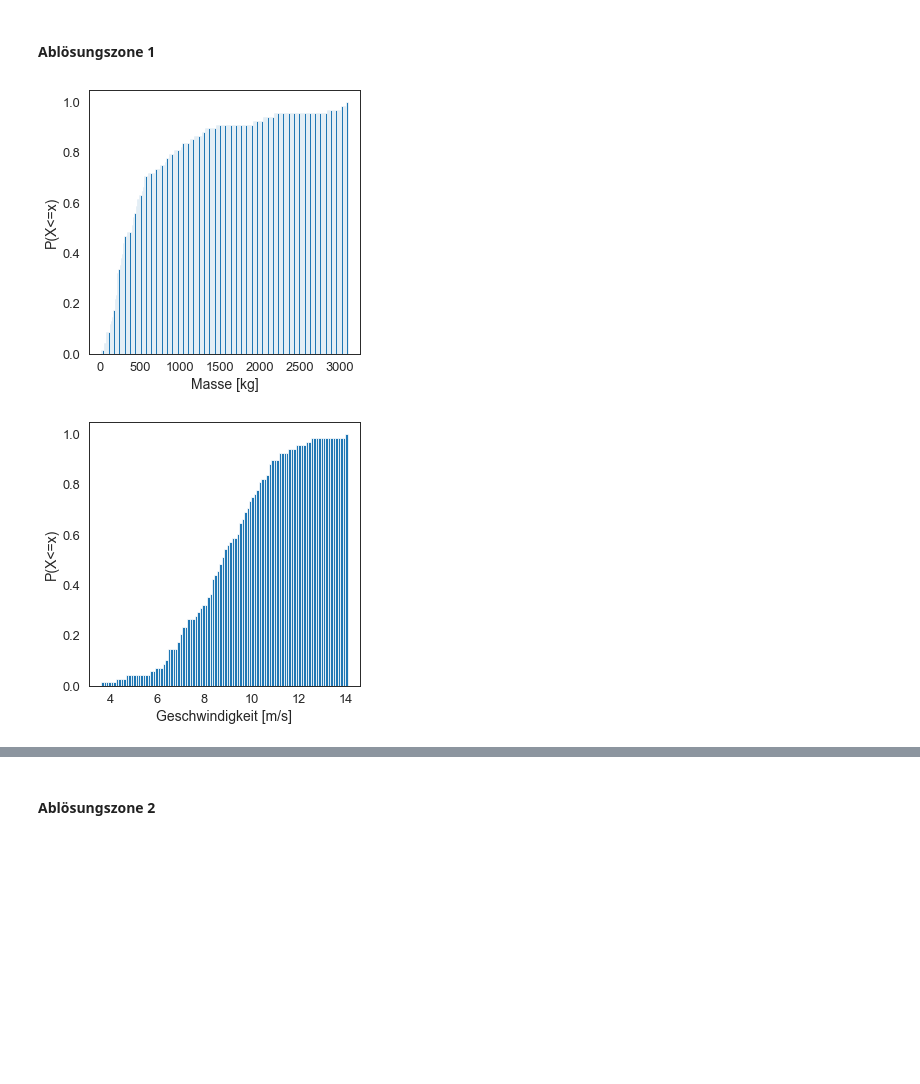
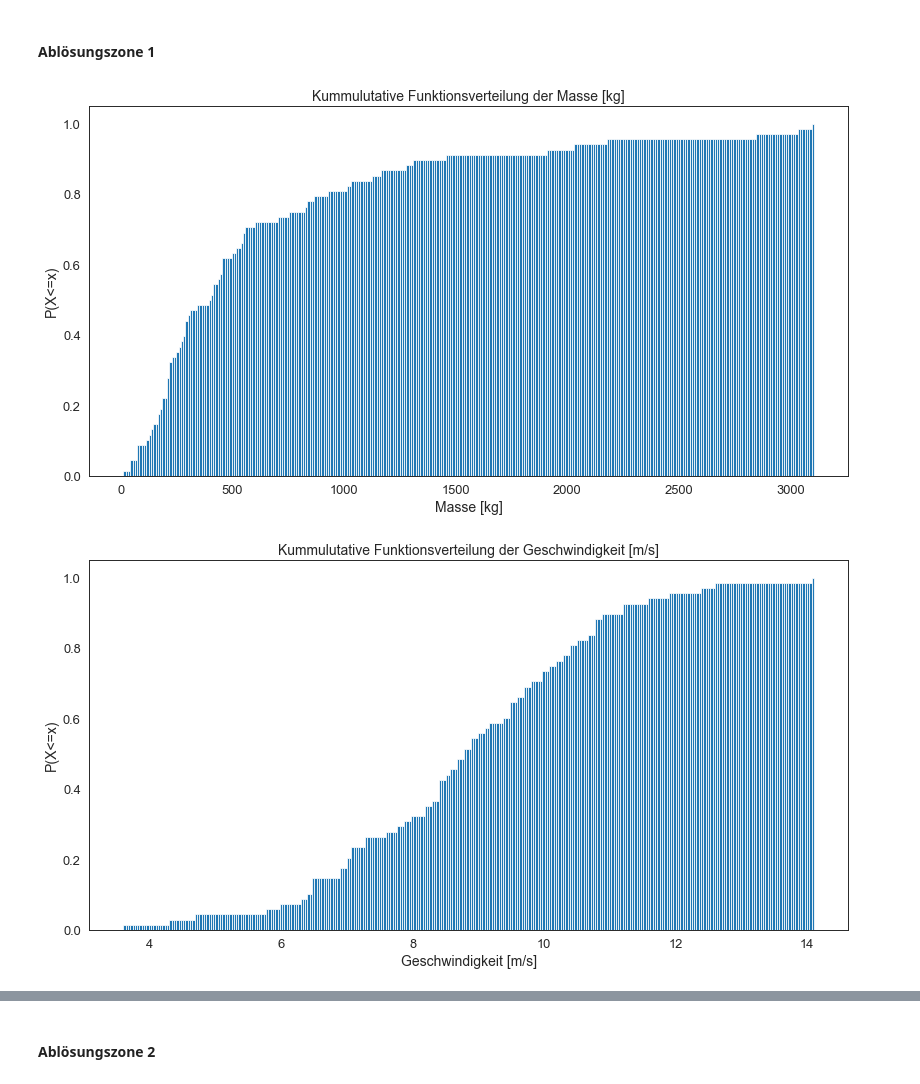
Before and after one commit to 7ben18/FHNW_Steinschlagrisiko, a Jupyter notebook: FHNW_Steinschlagrisiko.ipynb, the cells around one changed output, grey strips where cells are left out. Cells and saved outputs as stored; diff of their text form; code cells hidden in the pictures; blank space fills up the shorter version.

Commit message:
code cleaning
created cdf_function for code cleaning 5.2

```diff
--- a/FHNW_Steinschlagrisiko.ipynb
+++ b/FHNW_Steinschlagrisiko.ipynb
@@ -504,20 +504,21 @@ print(distribution_time2_param)
 [figure]
 # %% [markdown]
 ### 5.2 Kummultative Funktionsverteilung (CDF)
+# %%
+def cdf_function(dataframe, attribute, xachse):
+    plt.figure(figsize=(14, 7), dpi= 70, facecolor='w', edgecolor='k')
+    plt.hist(dataframe[attribute], cumulative=True, density=True, bins=300)
+    plt.ylabel("P(X<=x)")
+    plt.xlabel(xachse)
+    plt.title("Kummulutative Funktionsverteilung der {}".format(attribute))
 # %% [markdown]
 #### Ablösungszone 1
 # %%
-plt.figure(figsize=(5, 5), dpi= 70, facecolor='w', edgecolor='k')
-plt.hist(df1["Masse [kg]"], cumulative=True, density=True, bins=200)
-plt.ylabel("P(X<=x)")
-plt.xlabel("Masse [kg]");
+cdf_function(df1, "Masse [kg]", "Masse [kg]")
 # %% [output]
-[figure, old version]
+[figure, new version]
 # %%
-plt.figure(figsize=(5, 5), dpi= 70, facecolor='w', edgecolor='k')
-plt.hist(df1['Geschwindigkeit [m/s]'], cumulative=True, density=True, bins=100)
-plt.ylabel("P(X<=x)")
-plt.xlabel('Geschwindigkeit [m/s]');
+cdf_function(df1, "Geschwindigkeit [m/s]", "Geschwindigkeit [m/s]")
 # %% [output]
-[figure, old version]
+[figure, new version]
 # %%
```
Also changed, not shown: parts of 12 cells of this notebook.
